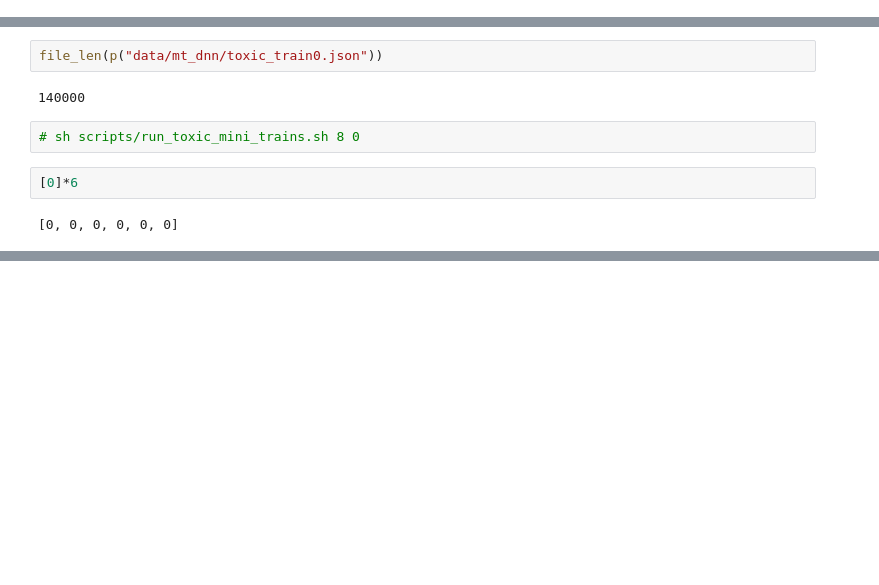
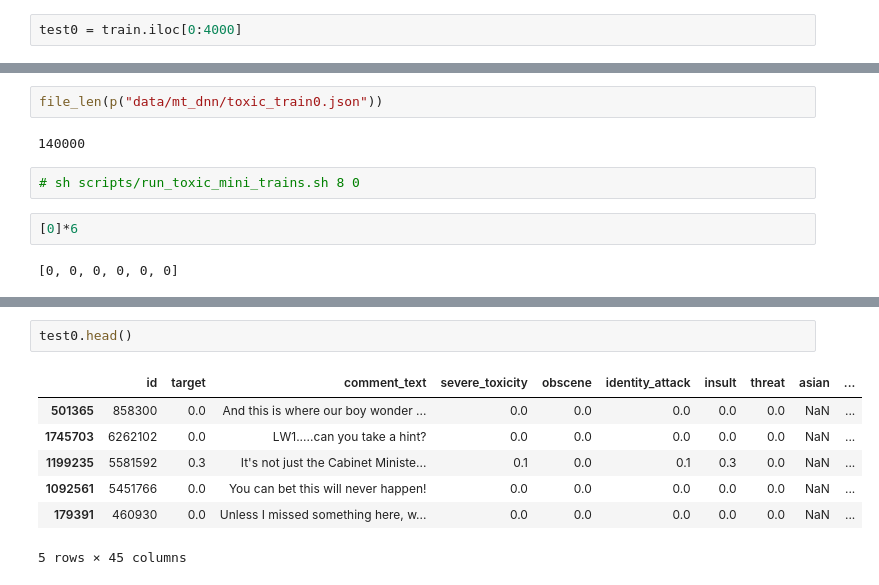
Before and after one commit to epdansereau/mt-dnn, a Jupyter notebook: toxic_as_sst.ipynb, the cells around one changed output, grey strips where cells are left out. Saved outputs shown, nothing was run; the diff lists cells and outputs as text; blank space fills up the shorter version.

```diff
--- a/toxic_as_sst.ipynb
+++ b/toxic_as_sst.ipynb
@@ -18,2 +20,4 @@ train, test = train_test_split(src,test_size=0.05)
+# %%
+test0 = train.iloc[0:4000]
 # %%
 pd.options.mode.chained_assignment = None  # default='warn'
@@ -123,0 +153,10 @@ Loaded 90244 samples out of 90244
+# %%
+test0.head()
+# %% [output]
+|  | id | target | comment_text | severe_toxicity | obscene | identity_attack | insult | threat | asian | ... |
+| 501365 | 858300 | 0.0 | And this is where our boy wonder ... | 0.0 | 0.0 | 0.0 | 0.0 | 0.0 | NaN | ... |
+| 1745703 | 6262102 | 0.0 | LW1.....can you take a hint? | 0.0 | 0.0 | 0.0 | 0.0 | 0.0 | NaN | ... |
+| 1199235 | 5581592 | 0.3 | It's not just the Cabinet Ministe... | 0.1 | 0.0 | 0.1 | 0.3 | 0.0 | NaN | ... |
+| 1092561 | 5451766 | 0.0 | You can bet this will never happen! | 0.0 | 0.0 | 0.0 | 0.0 | 0.0 | NaN | ... |
+| 179391 | 460930 | 0.0 | Unless I missed something here, w... | 0.0 | 0.0 | 0.0 | 0.0 | 0.0 | NaN | ... |
+5 rows × 45 columns
```
Also changed, not shown: parts of 20 cells of this notebook, 3 other files.
